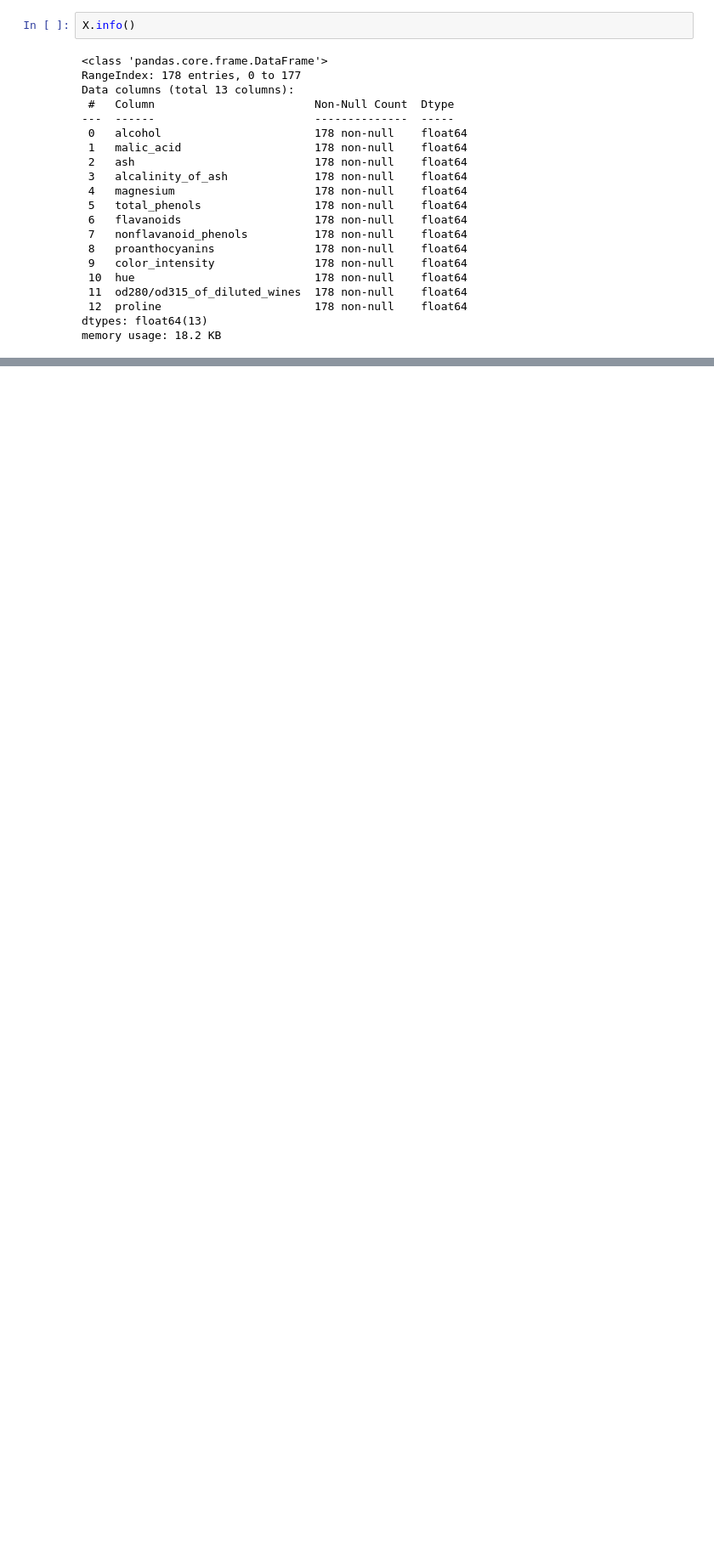
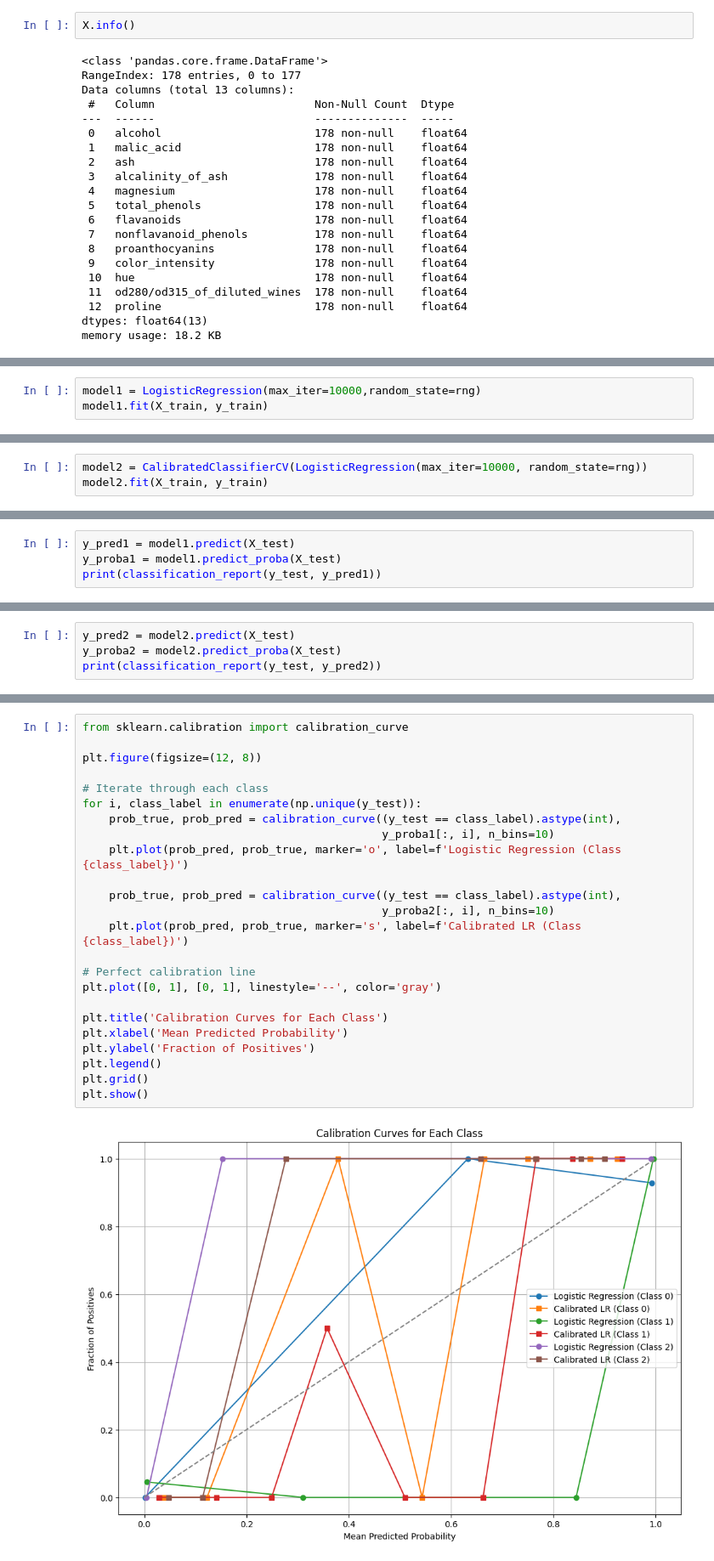
Before and after one commit to dpons222/ML-AI-Self-Learning, a Jupyter notebook: practice_notebook.ipynb, the cells around one changed output, grey strips where cells are left out. Shown at 85% size. Cells and saved outputs as stored; diff of their text form; blank space fills up the shorter version.

```diff
--- a/practice_notebook.ipynb
+++ b/practice_notebook.ipynb
@@ -79,0 +90,3 @@ memory usage: 18.2 KB
+# %%
+model1 = LogisticRegression(max_iter=10000,random_state=rng)
+model1.fit(X_train, y_train)
@@ -79,0 +96,3 @@ memory usage: 18.2 KB
+# %%
+model2 = CalibratedClassifierCV(LogisticRegression(max_iter=10000, random_state=rng))
+model2.fit(X_train, y_train)
@@ -79,0 +102,4 @@ memory usage: 18.2 KB
+# %%
+y_pred1 = model1.predict(X_test)
+y_proba1 = model1.predict_proba(X_test)
+print(classification_report(y_test, y_pred1))
@@ -79,0 +116,4 @@ memory usage: 18.2 KB
+# %%
+y_pred2 = model2.predict(X_test)
+y_proba2 = model2.predict_proba(X_test)
+print(classification_report(y_test, y_pred2))
@@ -79,0 +146,26 @@ memory usage: 18.2 KB
+# %%
+from sklearn.calibration import calibration_curve
+
+plt.figure(figsize=(12, 8))
+
+# Iterate through each class
+for i, class_label in enumerate(np.unique(y_test)):
+    prob_true, prob_pred = calibration_curve((y_test == class_label).astype(int),
+                                             y_proba1[:, i], n_bins=10)
+    plt.plot(prob_pred, prob_true, marker='o', label=f'Logistic Regression (Class {class_label})')
+
+    prob_true, prob_pred = calibration_curve((y_test == class_label).astype(int),
+                                             y_proba2[:, i], n_bins=10)
+    plt.plot(prob_pred, prob_true, marker='s', label=f'Calibrated LR (Class {class_label})')
+
+# Perfect calibration line
+plt.plot([0, 1], [0, 1], linestyle='--', color='gray')
+
+plt.title('Calibration Curves for Each Class')
+plt.xlabel('Mean Predicted Probability')
+plt.ylabel('Fraction of Positives')
+plt.legend()
+plt.grid()
+plt.show()
+# %% [output]
+[figure, added]
```
Also changed, not shown: parts of 13 cells of this notebook.
